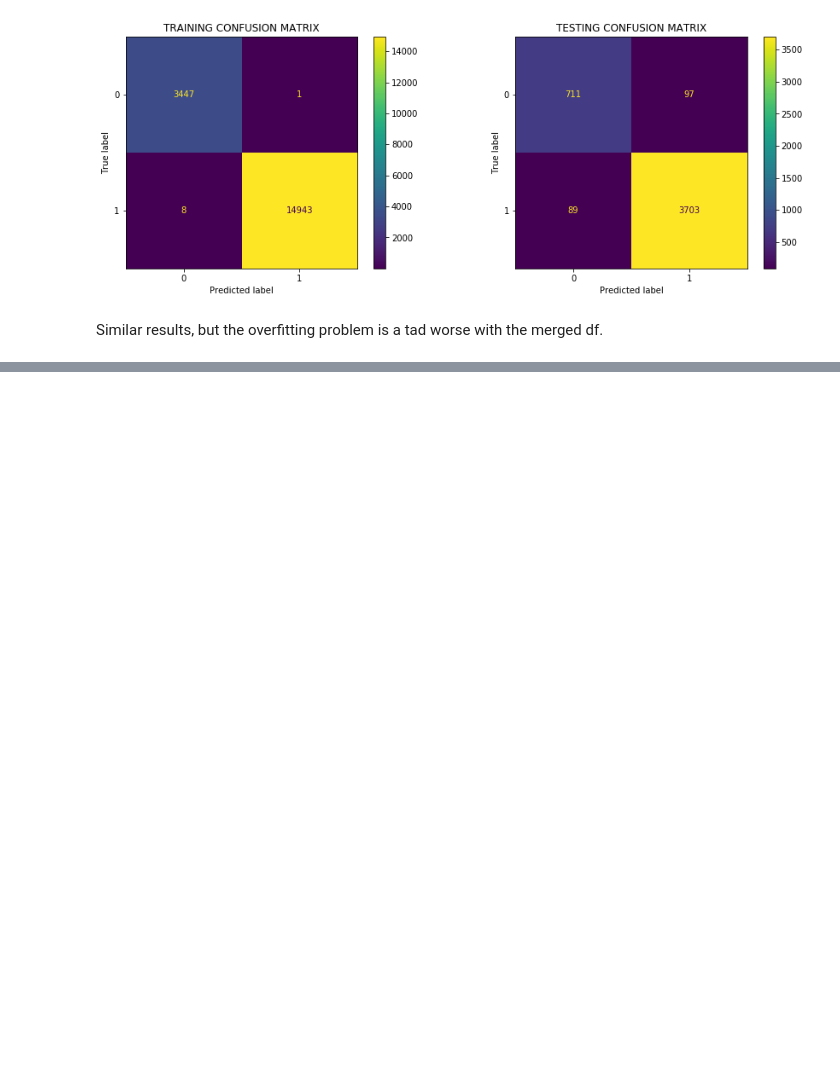
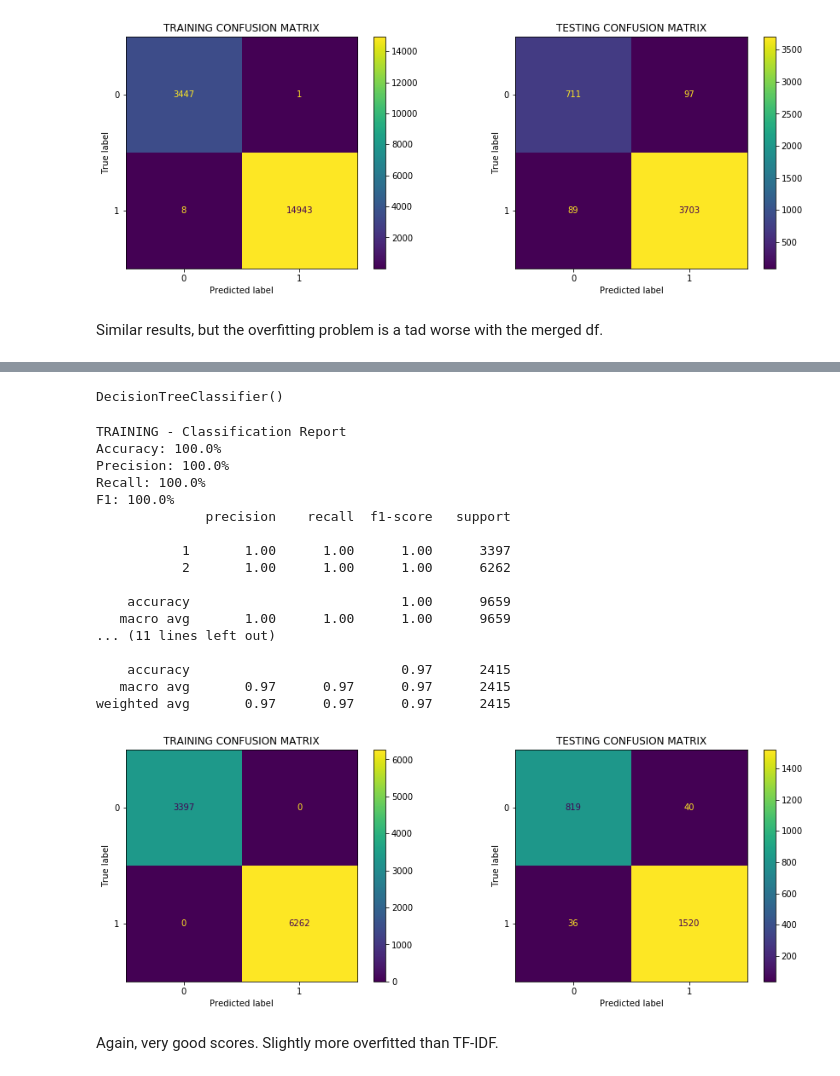
Before and after one commit to halpert3/reuters-nlp, a Jupyter notebook: 5-model_refinement.ipynb, the cells around one changed output, grey strips where cells are left out. Cells and saved outputs as stored; diff of their text form; code cells hidden in the pictures; blank space fills up the shorter version.

```diff
--- a/5-model_refinement.ipynb
+++ b/5-model_refinement.ipynb
@@ -291,0 +510,37 @@ Similar results, but the overfitting problem is a tad worse with the merged df.
+# %%
+X = df_no_blank.drop(['topic'], axis=1)
+y = df_no_blank['topic']
+
+X_train, X_test, y_train, y_test = train_test_split(X['text'], y, test_size=0.20, random_state=200)
+
+vectorizer = CountVectorizer(ngram_range=(1,2), max_features=25000)
+vect_X_train = vectorizer.fit_transform(X_train)
+vect_X_test = vectorizer.transform(X_test)
+
+dtree = DecisionTreeClassifier(max_depth=None)
+dtree.fit(vect_X_train, y_train)
+# %% [output]
+DecisionTreeClassifier()
+# %%
+run_model(dtree, vect_X_train, y_train, vect_X_test, y_test, 2)
+# %% [output]
+TRAINING - Classification Report
+Accuracy: 100.0%
+Precision: 100.0%
+Recall: 100.0%
+F1: 100.0%
+              precision    recall  f1-score   support
+
+           1       1.00      1.00      1.00      3397
+           2       1.00      1.00      1.00      6262
+
+    accuracy                           1.00      9659
+   macro avg       1.00      1.00      1.00      9659
+... (11 lines left out)
+
+    accuracy                           0.97      2415
+   macro avg       0.97      0.97      0.97      2415
+weighted avg       0.97      0.97      0.97      2415
+[figure, added]
+# %% [markdown]
+Again, very good scores. Slightly more overfitted than TF-IDF.
```
Also changed, not shown: parts of 38 cells of this notebook.
